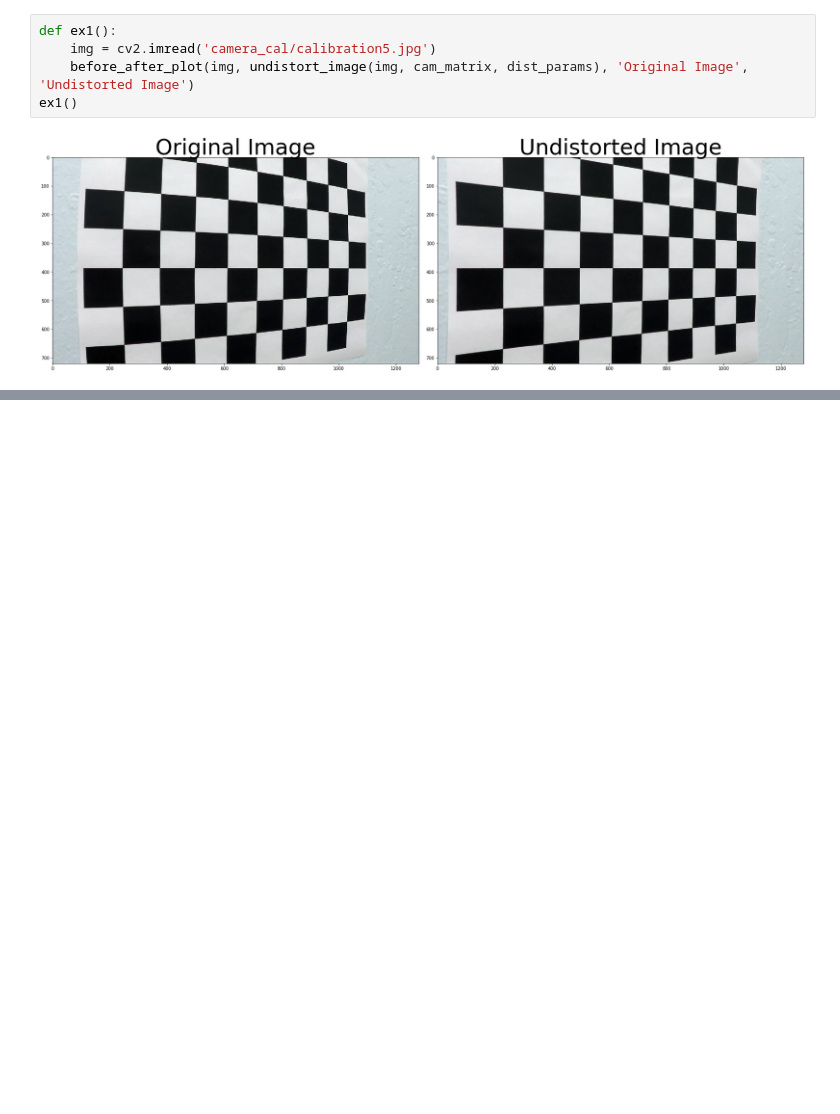
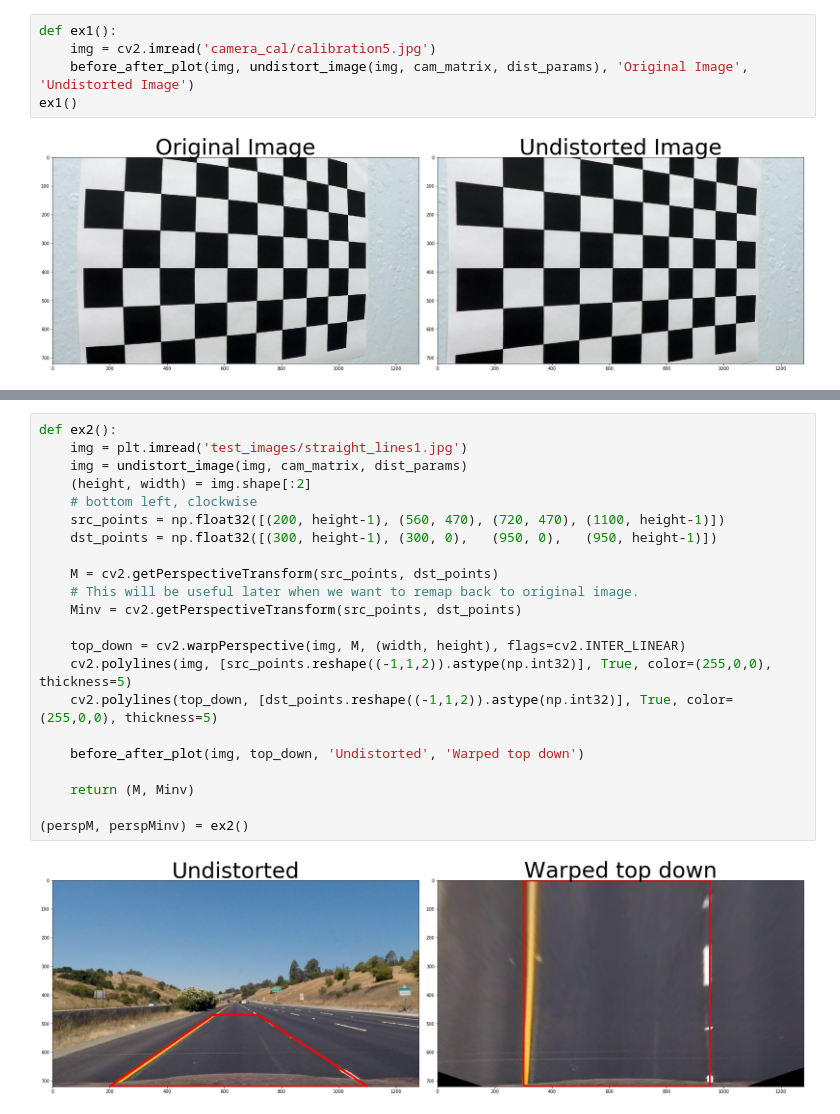
Before and after one commit to spillow/CarND-Advanced-Lane-Lines, a Jupyter notebook: Lane_Detection.ipynb, the cells around one changed output, grey strips where cells are left out. Drawn from its saved outputs; the diff is of its cells as text; blank space fills up the shorter version.

Commit message:
added perspective calculations.

```diff
--- a/Lane_Detection.ipynb
+++ b/Lane_Detection.ipynb
@@ -66,0 +71,24 @@ ex1()
+# %%
+def ex2():
+    img = plt.imread('test_images/straight_lines1.jpg')
+    img = undistort_image(img, cam_matrix, dist_params)
+    (height, width) = img.shape[:2]
+    # bottom left, clockwise
+    src_points = np.float32([(200, height-1), (560, 470), (720, 470), (1100, height-1)])
+    dst_points = np.float32([(300, height-1), (300, 0),   (950, 0),   (950, height-1)])
+
+    M = cv2.getPerspectiveTransform(src_points, dst_points)
+    # This will be useful later when we want to remap back to original image.
+    Minv = cv2.getPerspectiveTransform(src_points, dst_points)
+
+    top_down = cv2.warpPerspective(img, M, (width, height), flags=cv2.INTER_LINEAR)
+    cv2.polylines(img, [src_points.reshape((-1,1,2)).astype(np.int32)], True, color=(255,0,0), thickness=5)
+    cv2.polylines(top_down, [dst_points.reshape((-1,1,2)).astype(np.int32)], True, color=(255,0,0), thickness=5)
+
+    before_after_plot(img, top_down, 'Undistorted', 'Warped top down')
+
+    return (M, Minv)
+
+(perspM, perspMinv) = ex2()
+# %% [output]
+[figure, added]
```
Also changed, not shown: parts of 1 cell of this notebook.
